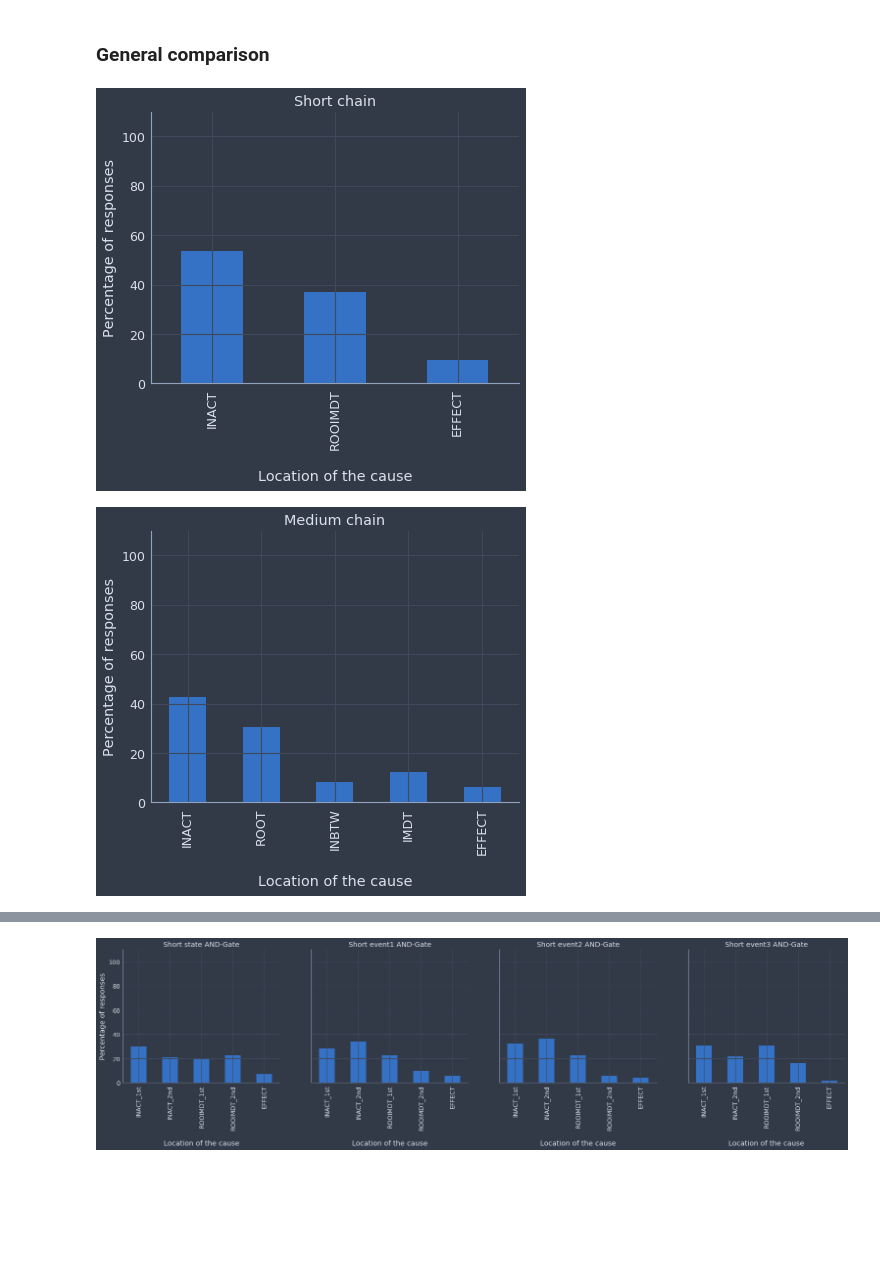
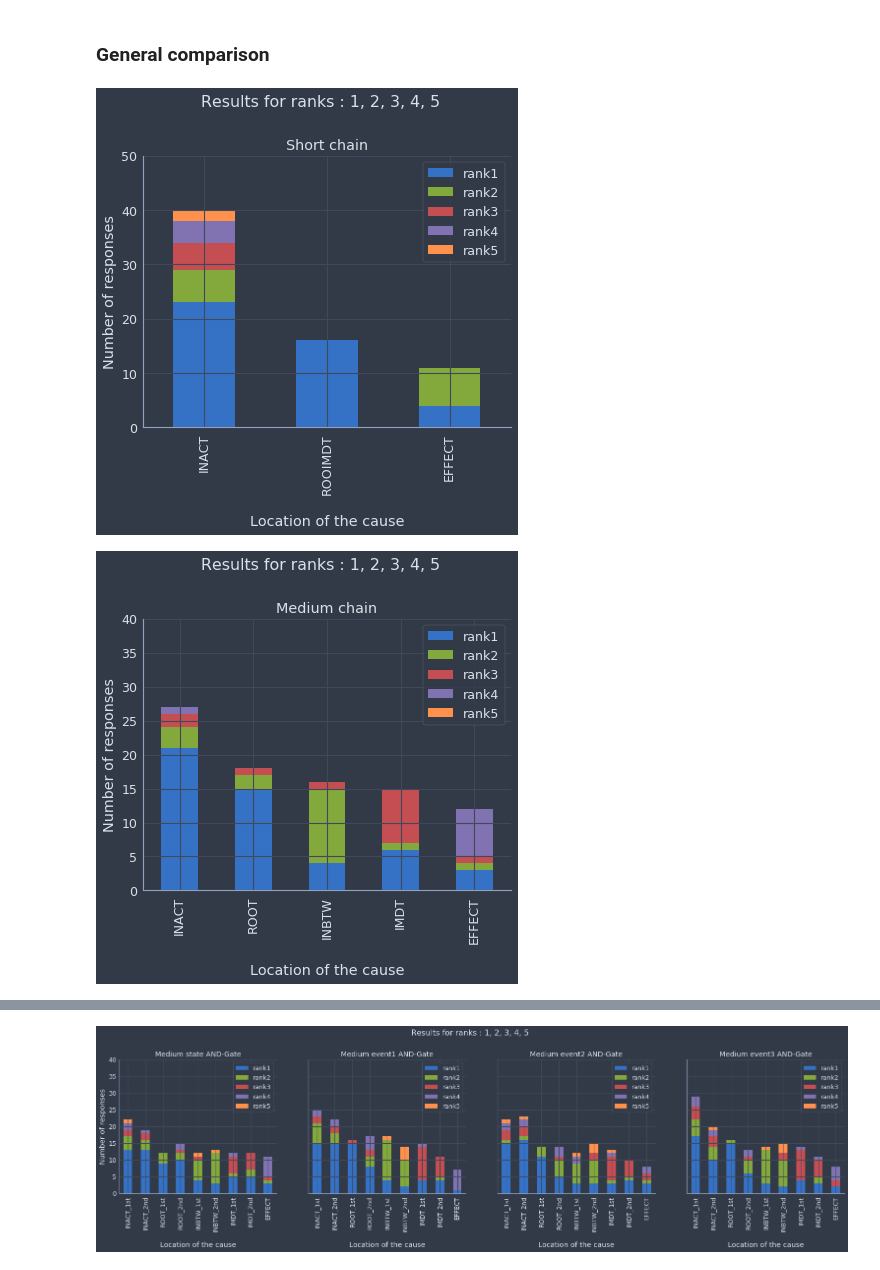
Before and after one commit to A-Fermo/continuity-cogsci21, a Jupyter notebook: analysis/analysis_E2.ipynb, the cells around one changed output, grey strips where cells are left out. Saved outputs shown, nothing was run; the diff lists cells and outputs as text; code cells hidden in the pictures; blank space fills up the shorter version.

```diff
--- a/analysis/analysis_E2.ipynb
+++ b/analysis/analysis_E2.ipynb
@@ -118,8 +102,0 @@ data_AND_Gate.head()
-# %%
-counts = {'node1':0,'node2':0,'node3':0,'node4':0,'node5':0,'node6':0,'node7':0,'node8':0,'node9':0,'node10':0,'node11':0,
-          'node12':0,'node13':0,'node14':0,'node15':0}
-for x in data_AND_Gate['nodes_ranked']:
-    for y in x:
-        if y['rank'] == 1:
-            counts[y['selected']]+=1
-pd.Series(counts)
@@ -143,3 +102,0 @@ dtype: int64
-# %%
-for i in data_AND_Gate[:5]['nodes_ranked']:
-    print(i)
@@ -656,37 +460,38 @@ graph([BranchLong_T,BranchLong_B],["Long AND-Gate top","Long AND-Gate bottom"])
 # %% [markdown]
 ### General comparison
 # %%
-ChainShort = Chain("short").add_filter()
-ChainMedium = Chain("medium").add_filter()
-ChainLong = Chain("long").add_filter()
+ChainShort = Chain("short")
+ChainMedium = Chain("medium")
+ChainLong = Chain("long")
 ShortState = AndGate("short").add_filter(delay=False)
 MediumState = AndGate("medium").add_filter(delay=False)
 LongState = AndGate("long").add_filter(delay=False)
 ShortEvent = AndGate("short").add_filter(delay=True)
 ShortEvent1 = AndGate("short").add_filter(delay="short")
 ShortEvent2 = AndGate("short").add_filter(delay="medium")
 ShortEvent3 = AndGate("short").add_filter(delay="long")
 MediumEvent = AndGate("medium").add_filter(delay=True)
 MediumEvent1 = AndGate("medium").add_filter(delay="short")
 MediumEvent2  = AndGate("medium").add_filter(delay="medium")
 MediumEvent3 = AndGate("medium").add_filter(delay="long")
 LongEvent = AndGate('long').add_filter(delay=True)
 LongEvent1 = AndGate("long").add_filter(delay="short")
 LongEvent2  = AndGate("long").add_filter(delay="medium")
 LongEvent3 = AndGate("long").add_filter(delay="long")
 
-graph([ChainShort],["Short chain"],rank=1)
-graph([ChainMedium],["Medium chain"],rank=1)
-graph([ChainLong],["Long chain"],rank=1)
-graph([ShortState,ShortEvent],["Short state AND-Gate","Short event AND-Gate"],rank=1)
-graph([ShortState,ShortEvent1,ShortEvent2,ShortEvent3],["Short state AND-Gate","Short event1 AND-Gate",
-                                                        "Short event2 AND-Gate","Short event3 AND-Gate"],rank=1)
-graph([MediumState,MediumEvent],["Medium state AND-Gate","Medium event AND-Gate"],rank=1)
-graph([MediumState,MediumEvent1,MediumEvent2,MediumEvent3],["Medium state AND-Gate","Medium event1 AND-Gate",
-                                                        "Medium event2 AND-Gate","Medium event3 AND-Gate"],rank=1)
-graph([LongState,LongEvent],["Long state AND-Gate","Long event AND-Gate"],rank=1)
-graph([LongState,LongEvent1,LongEvent2,LongEvent3],["Long state AND-Gate","Long event1 AND-Gate",
-                                                        "Long event2 AND-Gate","Long event3 AND-Gate"],rank=1)
+title1 = "Short chain"
+title2 = "Medium chain"
+title3 = "Long chain"
+title4 = ["Short state AND-Gate","Short event1 AND-Gate","Short event2 AND-Gate","Short event3 AND-Gate"]
+title5 = ["Medium state AND-Gate","Medium event1 AND-Gate","Medium event2 AND-Gate","Medium event3 AND-Gate"]
+title6 = ["Long state AND-Gate","Long event1 AND-Gate","Long event2 AND-Gate","Long event3 AND-Gate"]
+
+graph(ChainShort,title1,rank=[1,2,3,4,5],normalized=False)
+graph(ChainMedium,title2,rank=[1,2,3,4,5],normalized=False,limit=40)
+graph(ChainLong,title3,rank=[1,2,3,4,5],normalized=False)
+graph([ShortState,ShortEvent1,ShortEvent2,ShortEvent3],title4,rank=[1,2,3,4,5],normalized=False,limit=40)
+graph([MediumState,MediumEvent1,MediumEvent2,MediumEvent3],title5,rank=[1,2,3,4,5],normalized=False,limit=40)
+graph([LongState,LongEvent1,LongEvent2,LongEvent3],title6,rank=[1,2,3,4,5],normalized=False)
 # %% [output]
-[figure, old version]
+[figure, new version]
-[figure, old version]
+[figure, new version]
@@ -695 +500 @@ graph([LongState,LongEvent1,LongEvent2,LongEvent3],["Long state AND-Gate","Long
-[figure, old version]
+[figure, new version]
```
Also changed, not shown: parts of 43 cells of this notebook.
